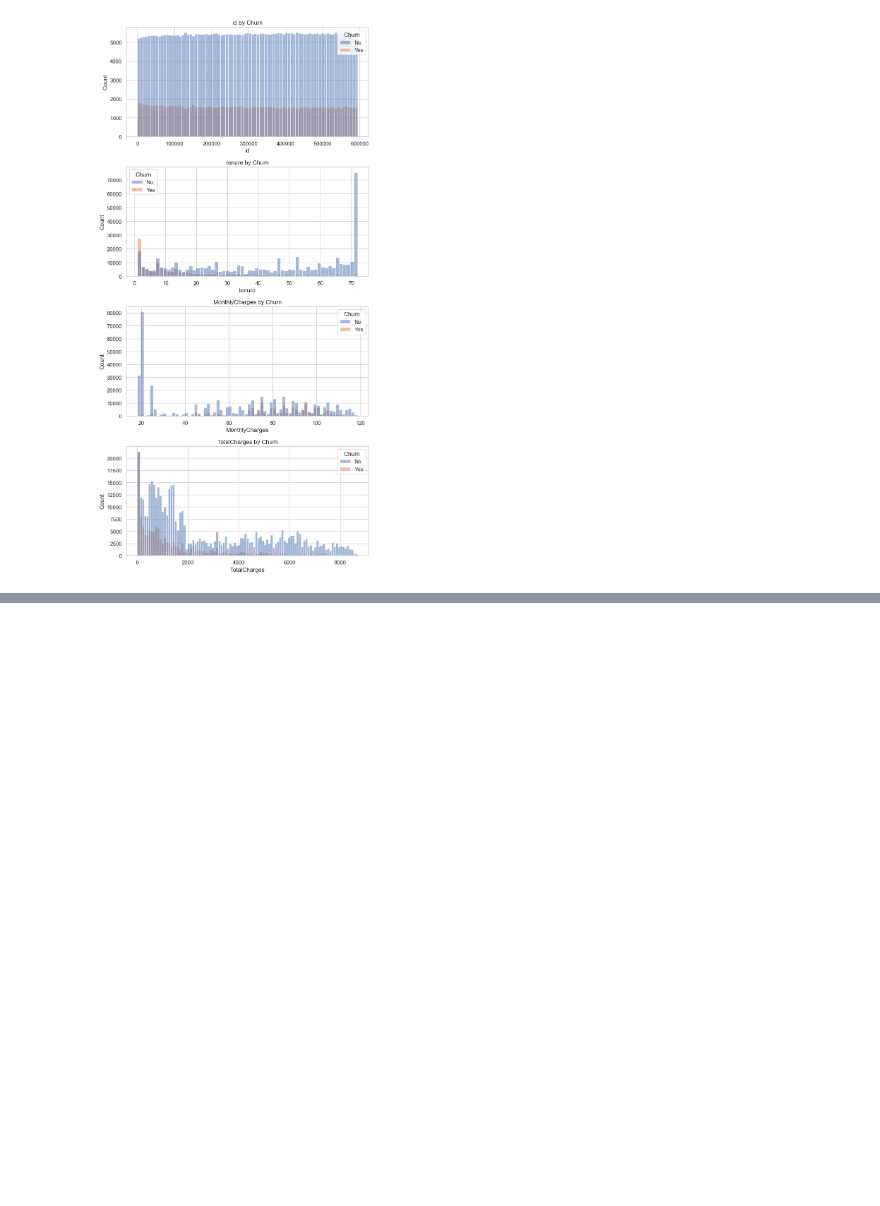
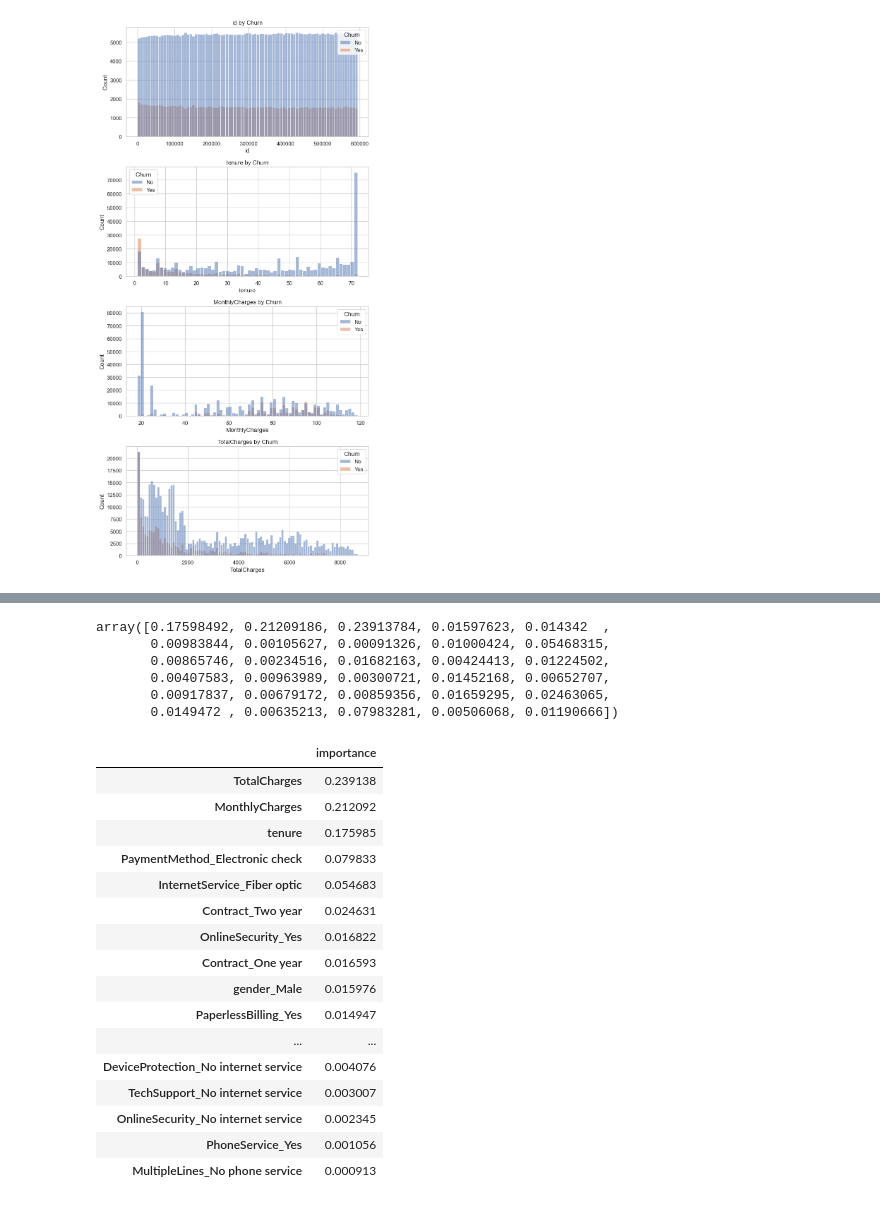
Before and after one commit to Somnathmalik/CustomerChurnKaggle, a Jupyter notebook: custchurn/customer_churn.ipynb, the cells around one changed output, grey strips where cells are left out. Saved outputs shown, nothing was run; the diff lists cells and outputs as text; code cells hidden in the pictures; blank space fills up the shorter version.

```diff
--- a/custchurn/customer_churn.ipynb
+++ b/custchurn/customer_churn.ipynb
@@ -148,0 +219,6 @@ plt.show()
+# %%
+scaler = StandardScaler()
+X = encoded_train.drop('Churn', axis=1)
+y = encoded_train['Churn']
+X_scaled = scaler.fit_transform(X)
+X_train, X_test, y_train, y_test = train_test_split(X_scaled, y, test_size=0.2, random_state=42)
@@ -148,0 +227,6 @@ plt.show()
+# %%
+logit=LogisticRegression()
+logit.fit(X_train,y_train)
+y_pred=logit.predict(X_test)
+print("Classification Report:\n", classification_report(y_test, y_pred))
+print("Confusion Matrix:\n", confusion_matrix(y_test, y_pred))
@@ -148,0 +249,8 @@ plt.show()
+# %%
+from sklearn.ensemble import RandomForestClassifier
+
+clf=RandomForestClassifier(n_estimators=100)
+clf.fit(X_train,y_train)
+y_pred=clf.predict(X_test)
+print("Classification Report:\n", classification_report(y_test, y_pred))
+print("Confusion Matrix:\n", confusion_matrix(y_test, y_pred))
@@ -148,0 +271,31 @@ plt.show()
+# %%
+clf.feature_importances_
+# %% [output]
+array([0.17598492, 0.21209186, 0.23913784, 0.01597623, 0.014342  ,
+       0.00983844, 0.00105627, 0.00091326, 0.01000424, 0.05468315,
+       0.00865746, 0.00234516, 0.01682163, 0.00424413, 0.01224502,
+       0.00407583, 0.00963989, 0.00300721, 0.01452168, 0.00652707,
+       0.00917837, 0.00679172, 0.00859356, 0.01659295, 0.02463065,
+       0.0149472 , 0.00635213, 0.07983281, 0.00506068, 0.01190666])
+# %%
+feature_importance=pd.DataFrame(clf.feature_importances_, index=X.columns, columns=['importance']).sort_values('importance', ascending=False)
+# %%
+feature_importance
+# %% [output]
+|  | importance |
+| TotalCharges | 0.239138 |
+| MonthlyCharges | 0.212092 |
+| tenure | 0.175985 |
+| PaymentMethod_Electronic check | 0.079833 |
+| InternetService_Fiber optic | 0.054683 |
+| Contract_Two year | 0.024631 |
+| OnlineSecurity_Yes | 0.016822 |
+| Contract_One year | 0.016593 |
+| gender_Male | 0.015976 |
+| PaperlessBilling_Yes | 0.014947 |
+| ... | ... |
+| DeviceProtection_No internet service | 0.004076 |
+| TechSupport_No internet service | 0.003007 |
+| OnlineSecurity_No internet service | 0.002345 |
+| PhoneService_Yes | 0.001056 |
+| MultipleLines_No phone service | 0.000913 |
```
Also changed, not shown: parts of 24 cells of this notebook, 4 other files.
